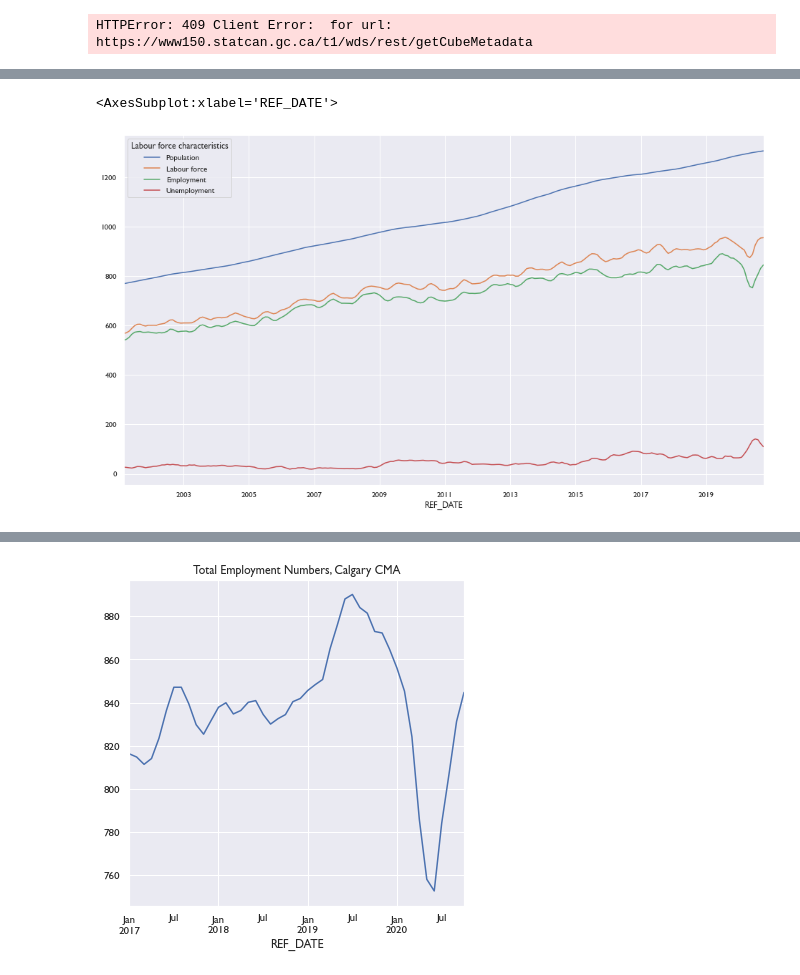
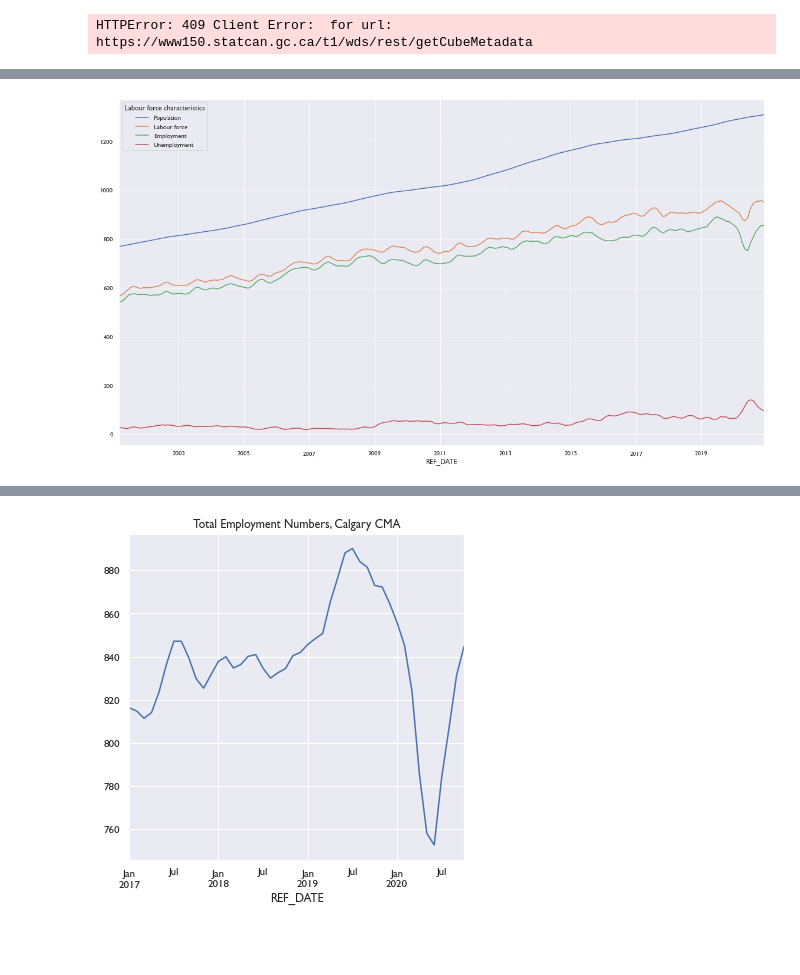
Before and after one commit to doublebigmak/housing_stats, a Jupyter notebook: cal_labour_mkt.ipynb, the cells around one changed output, grey strips where cells are left out. Cells and saved outputs as stored; diff of their text form; code cells hidden in the pictures; blank space fills up the shorter version.

```diff
--- a/cal_labour_mkt.ipynb
+++ b/cal_labour_mkt.ipynb
@@ -44,8 +121,8 @@ cal_pivot
 # %%
 cal_pivot[['Population','Labour force', 'Employment','Unemployment']].plot(figsize = (16,9),kind='line')
+plt.tight_layout()
 # %% [output]
-<AxesSubplot:xlabel='REF_DATE'>
-[figure, old version]
+[figure, new version]
 # %%
 cal_pivot['Unemployment'].plot(figsize = (16,9),kind='line', title = 'Total Unemployment Numbers, Calgary CMA')
 # %% [output]
```
Also changed, not shown: parts of 11 cells of this notebook, 9 other files.
